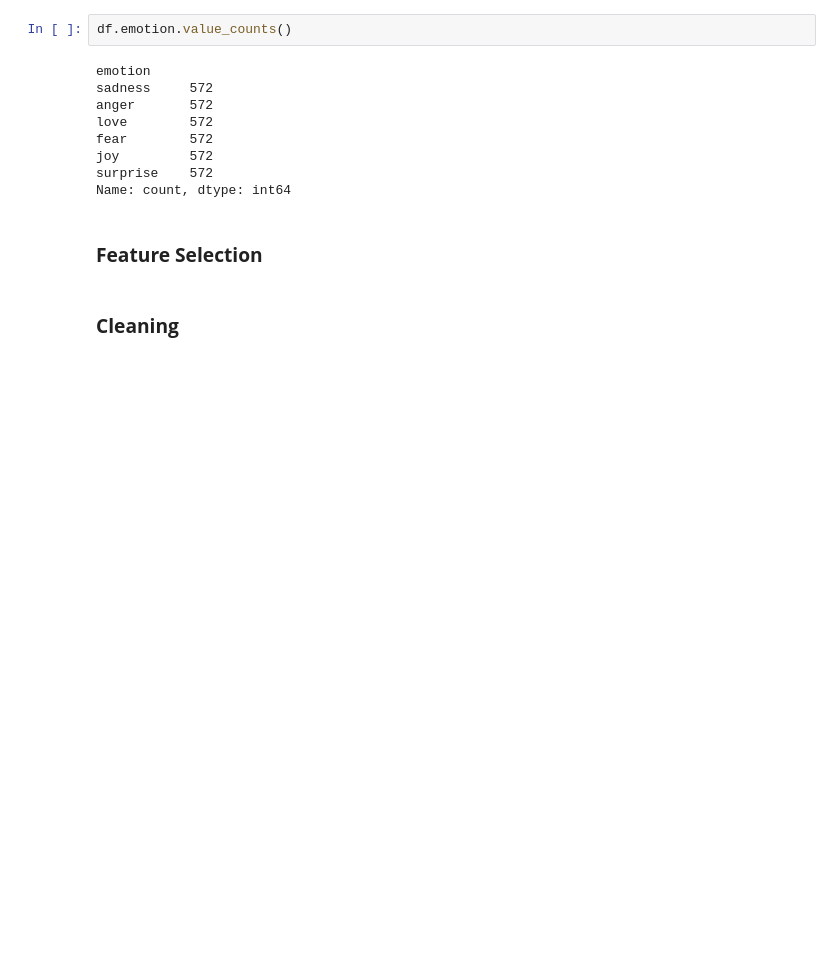
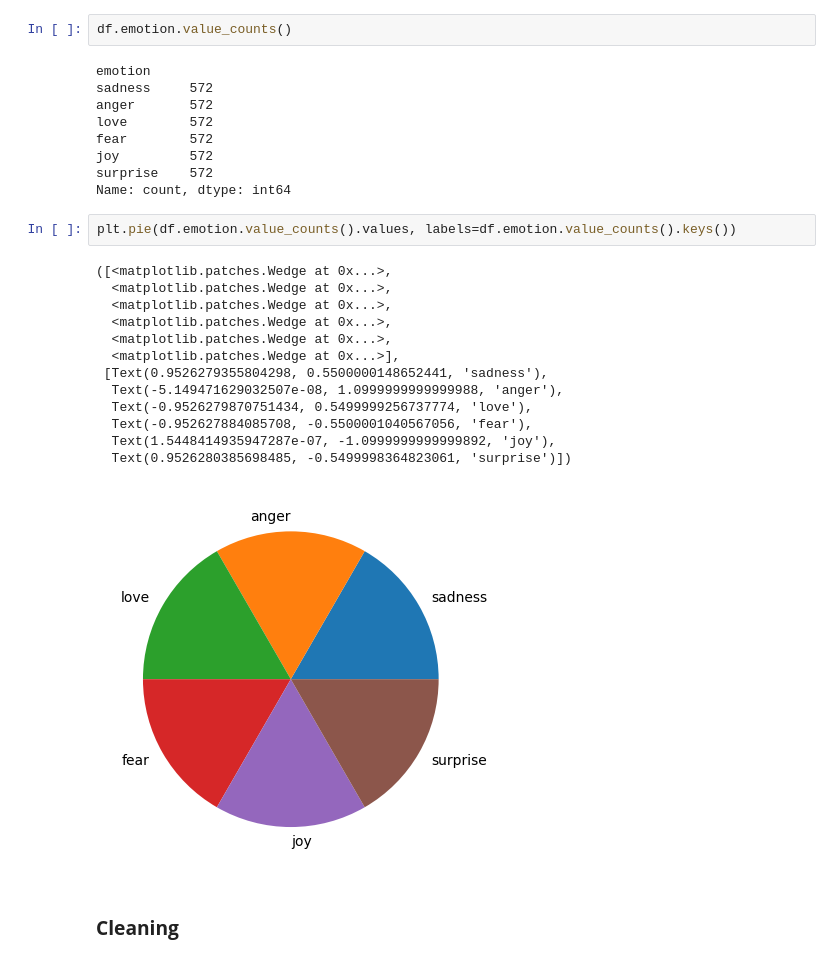
Before and after one commit to royhankamil/emotion-Sentiment, a Jupyter notebook: get_data.ipynb, the cells around one changed output. Cells and saved outputs as stored; diff of their text form; blank space fills up the shorter version.

```diff
--- a/get_data.ipynb
+++ b/get_data.ipynb
@@ -39,8 +39,22 @@ fear        572
 joy         572
 surprise    572
 Name: count, dtype: int64
-# %% [markdown]
-### **Feature Selection**
+# %%
+plt.pie(df.emotion.value_counts().values, labels=df.emotion.value_counts().keys())
+# %% [output]
+([<matplotlib.patches.Wedge at 0x...>,
+  <matplotlib.patches.Wedge at 0x...>,
+  <matplotlib.patches.Wedge at 0x...>,
+  <matplotlib.patches.Wedge at 0x...>,
+  <matplotlib.patches.Wedge at 0x...>,
+  <matplotlib.patches.Wedge at 0x...>],
+ [Text(0.9526279355804298, 0.5500000148652441, 'sadness'),
+  Text(-5.149471629032507e-08, 1.0999999999999988, 'anger'),
+  Text(-0.9526279870751434, 0.5499999256737774, 'love'),
+  Text(-0.952627884085708, -0.5500001040567056, 'fear'),
+  Text(1.5448414935947287e-07, -1.0999999999999892, 'joy'),
+  Text(0.9526280385698485, -0.5499998364823061, 'surprise')])
+[figure, added]
 # %% [markdown]
 ### **Cleaning**
 # %% [markdown]
```
Also changed, not shown: parts of 38 cells of this notebook.
